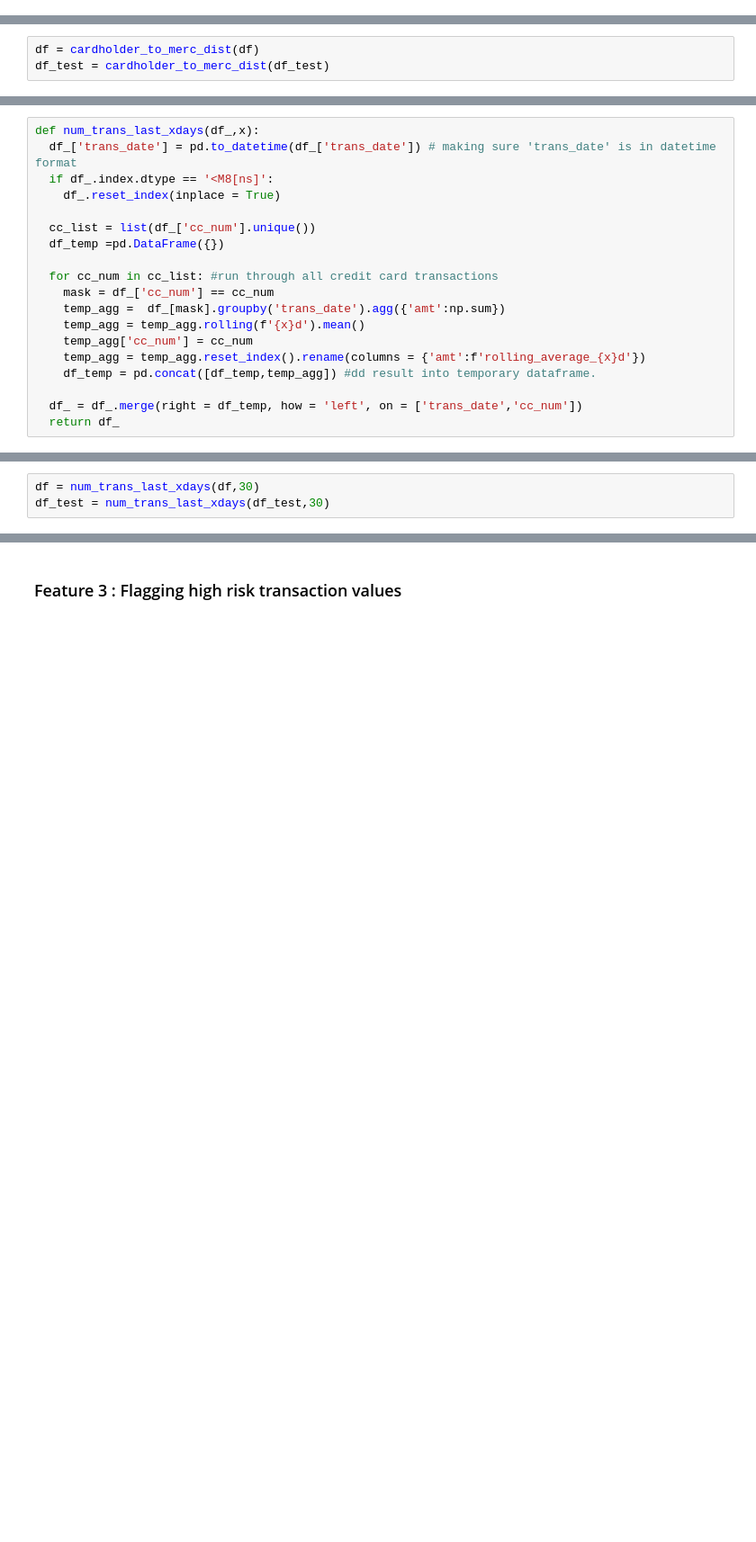
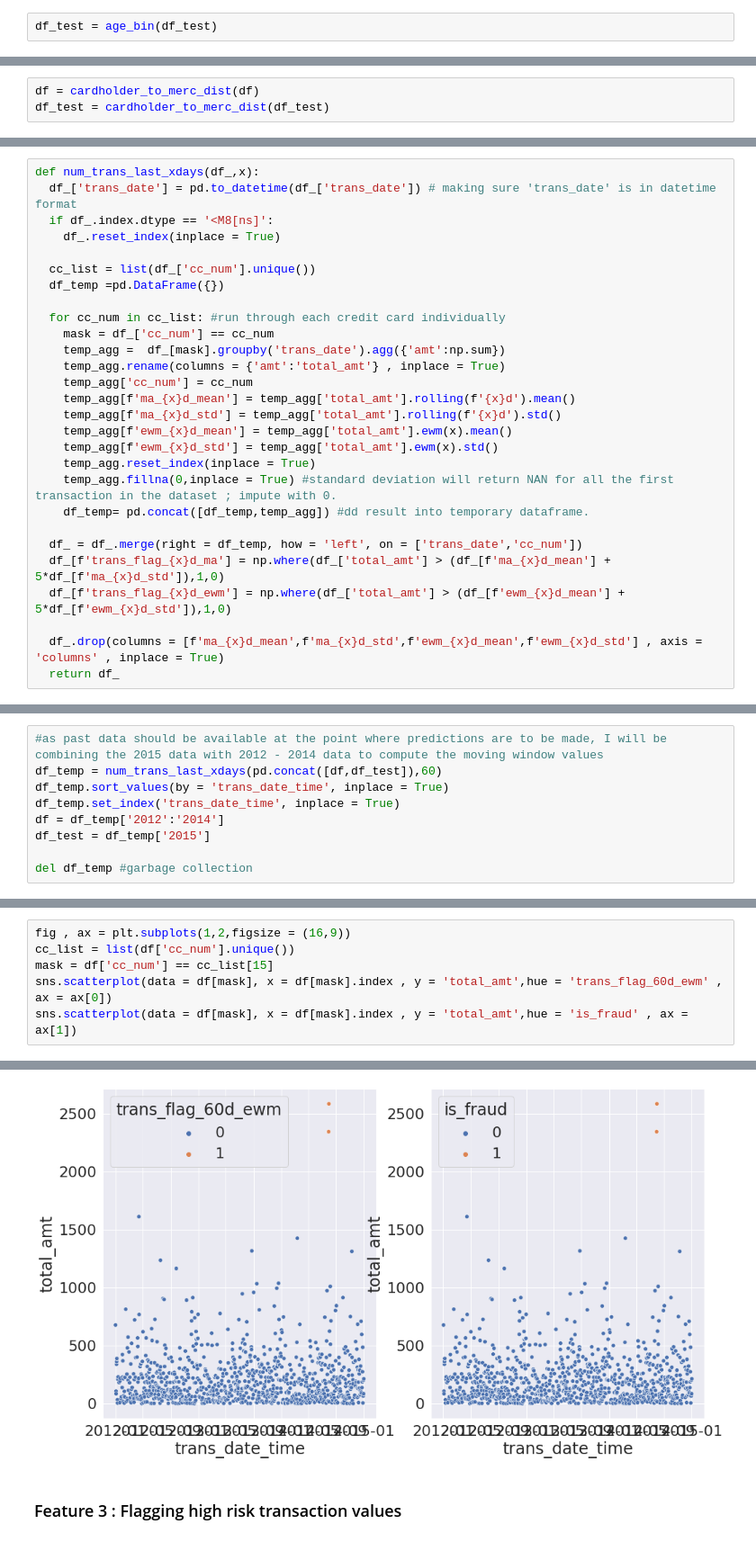
Before and after one commit to ngcheeyuan/Fraud_Detection_Capstone, a Jupyter notebook: Capstone.ipynb, the cells around one changed output, grey strips where cells are left out. Shown at 90% size. Saved outputs shown, nothing was run; the diff lists cells and outputs as text; blank space fills up the shorter version.

```diff
--- a/Capstone.ipynb
+++ b/Capstone.ipynb
@@ -478,4 +477,6 @@ df_test.loc[:,'trans_date_time'] = pd.to_datetime(df_test['trans_date_time'])
 df_test.set_index('trans_date_time', inplace = True)
+# %%
+df_test = age_bin(df_test)
 # %%
 def time_risk(df_):
   x = df_['hour']
@@ -566,13 +572,22 @@ def num_trans_last_xdays(df_,x):
   cc_list = list(df_['cc_num'].unique())
   df_temp =pd.DataFrame({})
 
-  for cc_num in cc_list: #run through all credit card transactions
+  for cc_num in cc_list: #run through each credit card individually
     mask = df_['cc_num'] == cc_num
     temp_agg =  df_[mask].groupby('trans_date').agg({'amt':np.sum})
-    temp_agg = temp_agg.rolling(f'{x}d').mean()
+    temp_agg.rename(columns = {'amt':'total_amt'} , inplace = True)
     temp_agg['cc_num'] = cc_num
-    temp_agg = temp_agg.reset_index().rename(columns = {'amt':f'rolling_average_{x}d'})
-    df_temp = pd.concat([df_temp,temp_agg]) #dd result into temporary dataframe.
+    temp_agg[f'ma_{x}d_mean'] = temp_agg['total_amt'].rolling(f'{x}d').mean()
+    temp_agg[f'ma_{x}d_std'] = temp_agg['total_amt'].rolling(f'{x}d').std()
+    temp_agg[f'ewm_{x}d_mean'] = temp_agg['total_amt'].ewm(x).mean()
+    temp_agg[f'ewm_{x}d_std'] = temp_agg['total_amt'].ewm(x).std()
+    temp_agg.reset_index(inplace = True)
+    temp_agg.fillna(0,inplace = True) #standard deviation will return NAN for all the first transaction in the dataset ; impute with 0.
+    df_temp= pd.concat([df_temp,temp_agg]) #dd result into temporary dataframe.
 
   df_ = df_.merge(right = df_temp, how = 'left', on = ['trans_date','cc_num'])
+  df_[f'trans_flag_{x}d_ma'] = np.where(df_['total_amt'] > (df_[f'ma_{x}d_mean'] + 5*df_[f'ma_{x}d_std']),1,0)
+  df_[f'trans_flag_{x}d_ewm'] = np.where(df_['total_amt'] > (df_[f'ewm_{x}d_mean'] + 5*df_[f'ewm_{x}d_std']),1,0)
+
+  df_.drop(columns = [f'ma_{x}d_mean',f'ma_{x}d_std',f'ewm_{x}d_mean',f'ewm_{x}d_std'] , axis = 'columns' , inplace = True)
   return df_
@@ -581,3 +594,9 @@ def num_trans_last_xdays(df_,x):
-# %%
-df = num_trans_last_xdays(df,30)
-df_test = num_trans_last_xdays(df_test,30)
+# %%
+#as past data should be available at the point where predictions are to be made, I will be combining the 2015 data with 2012 - 2014 data to compute the moving window values
+df_temp = num_trans_last_xdays(pd.concat([df,df_test]),60)
+df_temp.sort_values(by = 'trans_date_time', inplace = True)
+df_temp.set_index('trans_date_time', inplace = True)
+df = df_temp['2012':'2014']
+df_test = df_temp['2015']
+
+del df_temp #garbage collection
@@ -583,0 +605,7 @@ df_test = num_trans_last_xdays(df_test,30)
+# %%
+fig , ax = plt.subplots(1,2,figsize = (16,9))
+cc_list = list(df['cc_num'].unique())
+mask = df['cc_num'] == cc_list[15]
+sns.scatterplot(data = df[mask], x = df[mask].index , y = 'total_amt',hue = 'trans_flag_60d_ewm' , ax = ax[0])
+sns.scatterplot(data = df[mask], x = df[mask].index , y = 'total_amt',hue = 'is_fraud' , ax = ax[1])
+# %% [output]
@@ -584,3 +613,4 @@ df_test = num_trans_last_xdays(df_test,30)
+[figure, added]
 # %% [markdown]
 ### Feature 3 : Flagging high risk transaction values
 # %%
```
Also changed, not shown: parts of 37 cells of this notebook.
